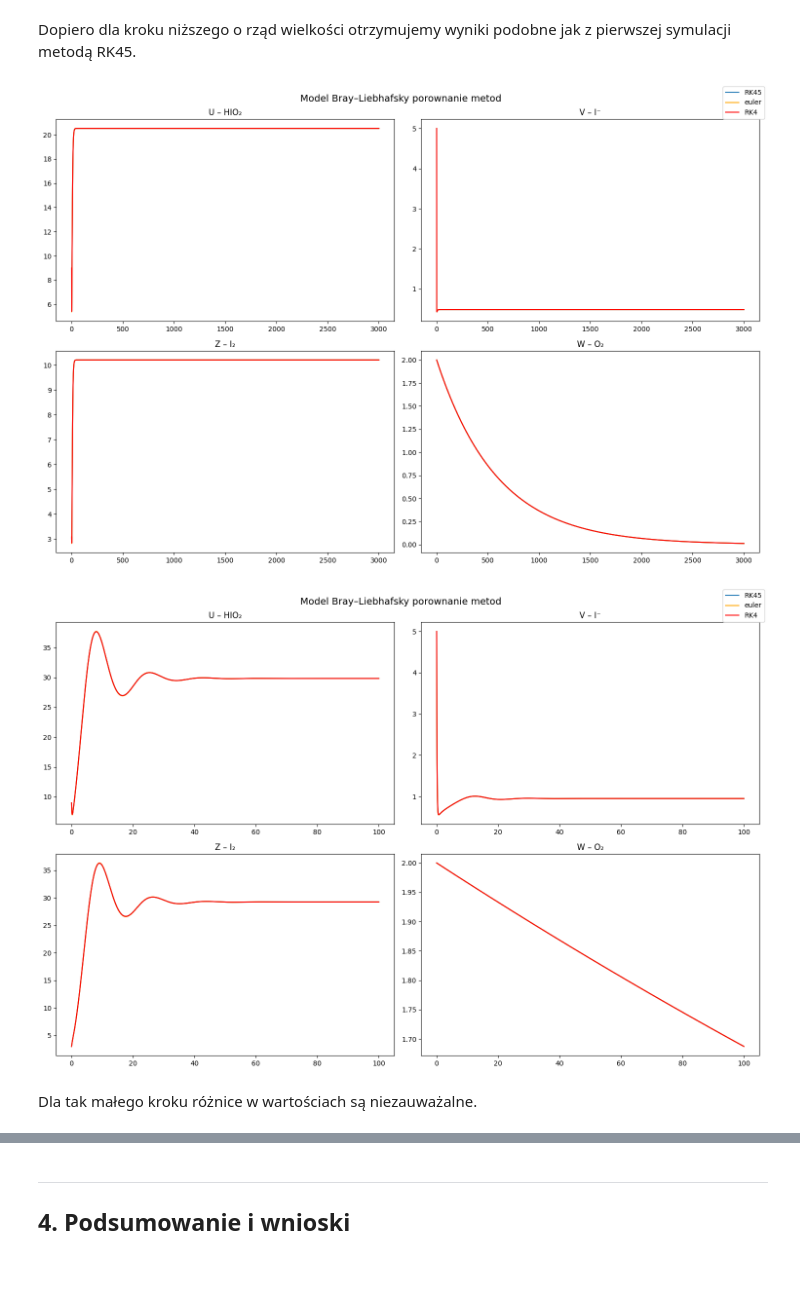
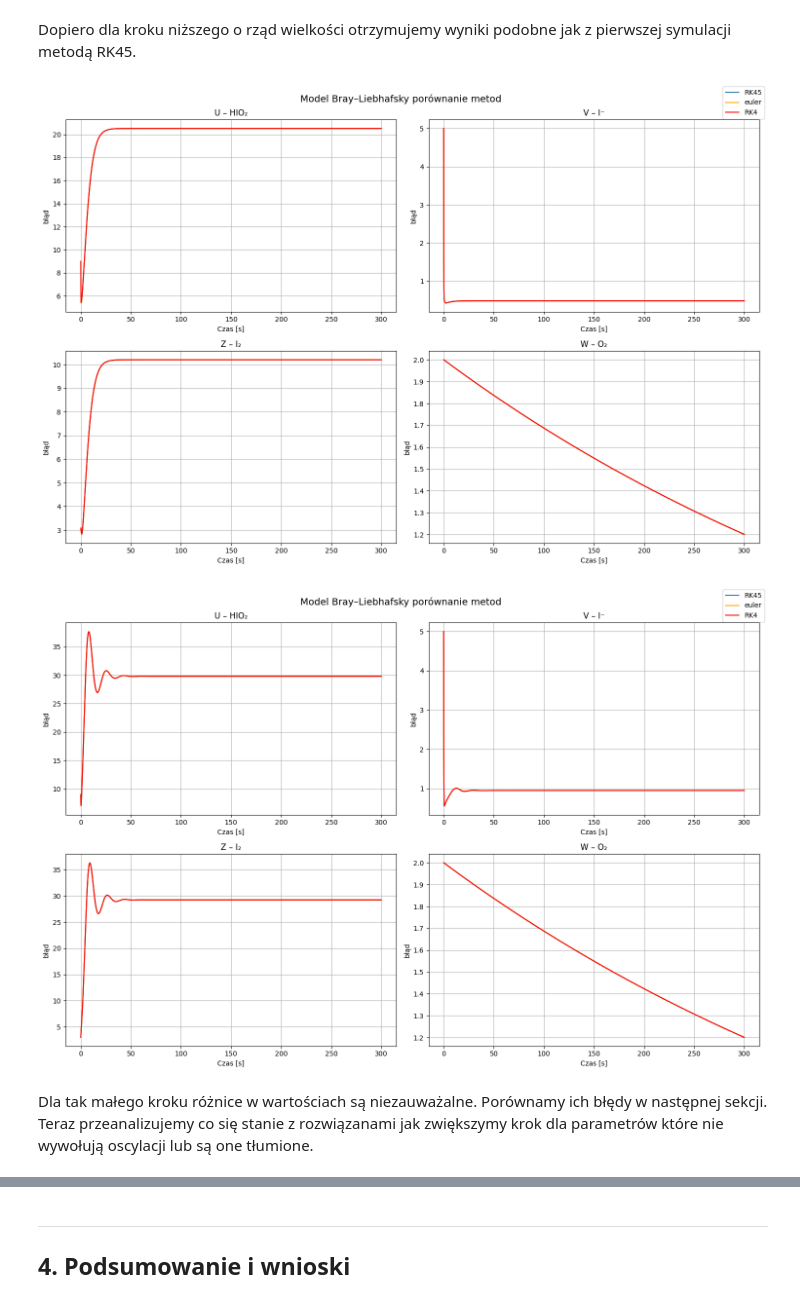
Before and after one commit to Karol-Garbaczewski/Kinetyka-Chemiczna---reakcja-Braya-Liebhafski-ego, a Jupyter notebook: main.ipynb, the cells around one changed output, grey strips where cells are left out. Cells and saved outputs as stored; diff of their text form; code cells hidden in the pictures; blank space fills up the shorter version.

```diff
--- a/main.ipynb
+++ b/main.ipynb
@@ -306,7 +306,7 @@ def bl_model(
         R1, R2, R3, R4, R5, R6, R7,
         t_max=3000,
         n_points=5000,
-        method='RK45',
+        method='Radau',
         plot=True,
         rtol=1e-9,
         atol=1e-12
@@ -359,7 +359,7 @@ def bl_model(
         axs[1, 1].set_title('W – O₂')
 
         for ax in axs.flat:
-            ax.set_xlabel('Czas')
+            ax.set_xlabel('Czas[s]')
             ax.set_ylabel('Stężenie')
             ax.grid(True)
 
@@ -402,16 +402,16 @@ bl_model(U0, V0, Z0, W0, R1, R2, R3, R4, R5, R6, R7, t_max=300)
 # %%
-U0_2 = 9 #00
-V0_2 = 5 #95
-Z0_2 = 3
-W0_2 = 2
+U0_2 = np.float64(9) #00
+V0_2 = np.float64(5) #95
+Z0_2 = np.float64(3)
+W0_2 = np.float64(2)
 
-R1_2 = 1.0035
-R2_2 = 1.99
-R3_2 = 1
-R4_2 = 0.0028
-R5_2 = 1.99
-R6_2 = 0.0017
-R7_2 = 0.02
+R1_2 = np.float64(1.0035)
+R2_2 = np.float64(1.99)
+R3_2 = np.float64(1)
+R4_2 = np.float64(0.0028)
+R5_2 = np.float64(1.99)
+R6_2 = np.float64(0.0017)
+R7_2 = np.float64(0.02)
 # %%
 bl_model(U0_2, V0_2, Z0_2, W0_2, R1_2, R2_2, R3_2, R4_2, R5_2, R6_2, R7_2)
 # %% [output]
@@ -497,11 +498,11 @@ def bl_model_euler_rk(
         axs[1, 1].set_title('W – O₂')
 
         for ax in axs.flat:
-            ax.set_xlabel('Czas')
+            ax.set_xlabel('Czas [s]')
             ax.set_ylabel('Stężenie')
             ax.grid(True)
 
-        fig.suptitle('Model Bray–Liebhafsky (4 zmienne) euler/rk4', fontsize=14)
+        fig.suptitle('Model Bray–Liebhafsky euler lub rk4', fontsize=14)
         fig.tight_layout()
         plt.show()
         return sol_t, sol_y
@@ -546,7 +547,11 @@ def bl_model_comparssion(U0, V0, Z0, W0, R1, R2, R3, R4, R5, R6, R7, step=0.001,
     axs[1, 1].plot(euler_t, euler_y[:, 3], color="orange")
     axs[1, 1].plot(rk4_t, rk4_y[:, 3], color="red")
     axs[1, 1].set_title('W – O₂')
-    fig.suptitle('Model Bray–Liebhafsky porownanie metod', fontsize=14)
+    for ax in axs.flat:
+        ax.set_xlabel('Czas [s]')
+        ax.set_ylabel('błąd')
+        ax.grid(True)
+    fig.suptitle('Model Bray–Liebhafsky porównanie metod', fontsize=14)
     fig.tight_layout()
     fig.legend()
     plt.show()
@@ -586,12 +593,12 @@ bl_model_comparssion(U0, V0, Z0, W0, R1, R2, R3, R4, R5, R6, R7, step=0.014, t_m
 # %% [markdown]
 Dopiero dla kroku niższego o rząd wielkości otrzymujemy wyniki podobne jak z pierwszej symulacji metodą RK45.
 # %%
-bl_model_comparssion(U0_2, V0_2, Z0_2, W0_2, R1_2, R2_2, R3_2, R4_2, R5_2, R6_2, R7_2, step=0.014, t_max=3000)
+bl_model_comparssion(U0_2, V0_2, Z0_2, W0_2, R1_2, R2_2, R3_2, R4_2, R5_2, R6_2, R7_2, step=0.014, t_max=300)
 # %% [output]
-[figure, old version]
+[figure, new version]
 # %%
-bl_model_comparssion(U0_3, V0_3, Z0_3, W0_3, R1_3, R2_3, R3_3, R4_3, R5_3, R6_3, R7_3, step=0.014, t_max=100)
+bl_model_comparssion(U0_3, V0_3, Z0_3, W0_3, R1_3, R2_3, R3_3, R4_3, R5_3, R6_3, R7_3, step=0.014, t_max=300)
 # %% [output]
-[figure, old version]
+[figure, new version]
 # %% [markdown]
-Dla tak małego kroku różnice w wartościach są niezauważalne.
+Dla tak małego kroku różnice w wartościach są niezauważalne. Porównamy ich błędy w następnej sekcji. Teraz przeanalizujemy co się stanie z rozwiązanami jak zwiększymy krok dla parametrów które nie wywołują oscylacji lub są one tłumione.
```
Also changed, not shown: parts of 31 cells of this notebook.
